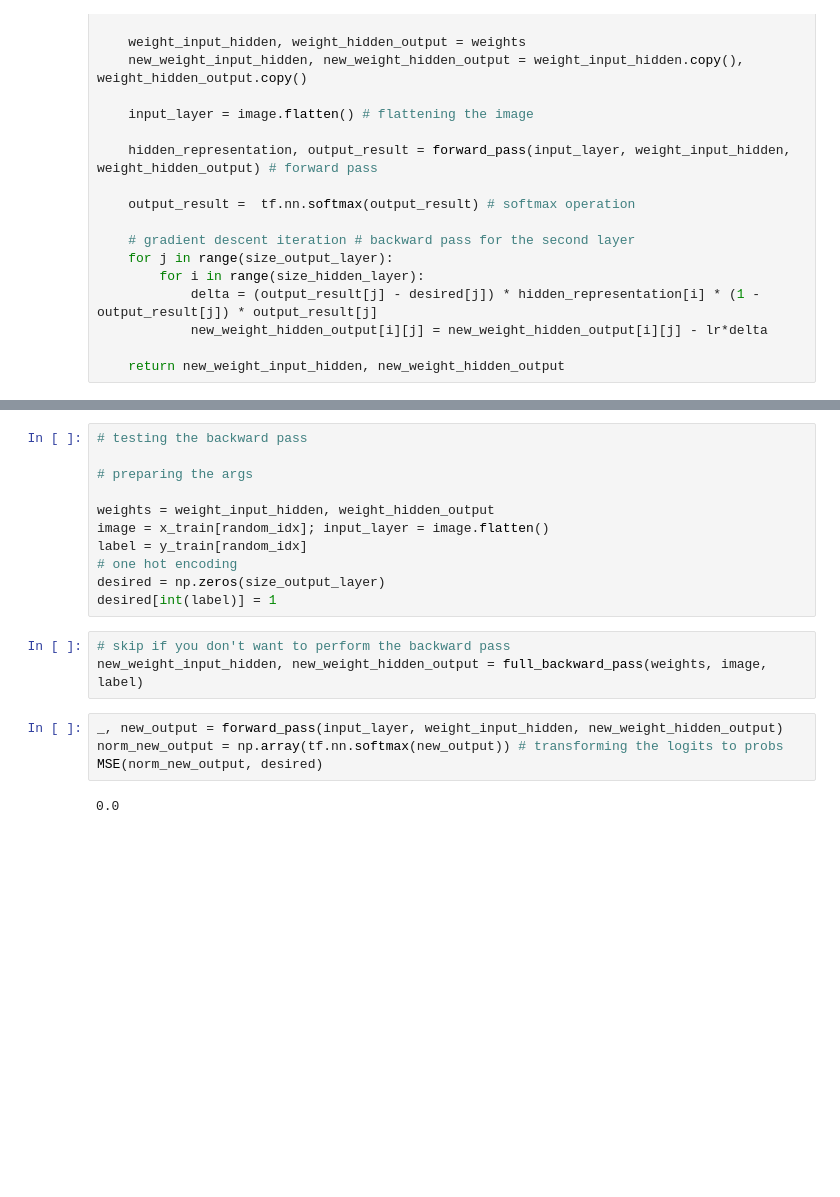
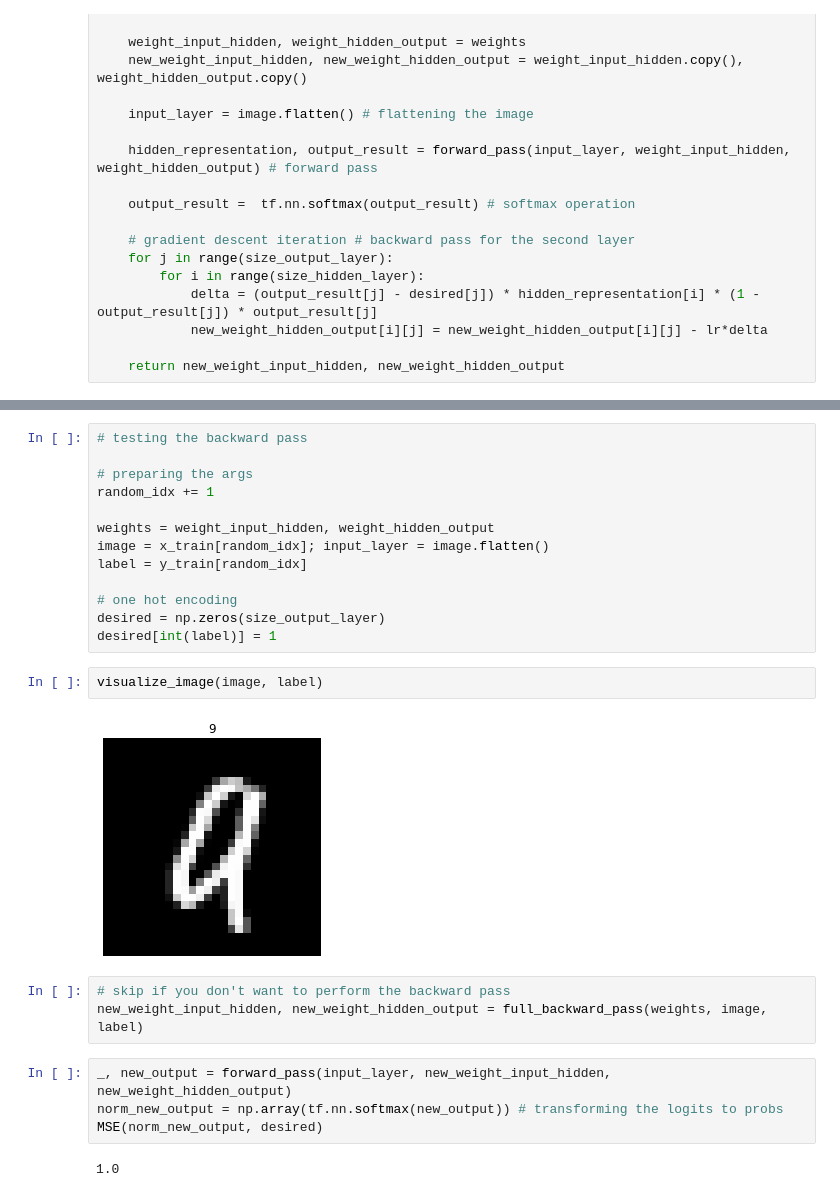
Before and after one commit to benhachy/NNFromScratch, a Jupyter notebook: NNFromScratch.ipynb, the cells around one changed output, grey strips where cells are left out. Cells and saved outputs as stored; diff of their text form; blank space fills up the shorter version.

```diff
--- a/NNFromScratch.ipynb
+++ b/NNFromScratch.ipynb
@@ -240,22 +243,28 @@ def full_backward_pass(weights, image, label, lr = 0.01):
 # testing the backward pass
 
 # preparing the args
+random_idx += 1
 
 weights = weight_input_hidden, weight_hidden_output
 image = x_train[random_idx]; input_layer = image.flatten()
 label = y_train[random_idx]
+
 # one hot encoding
 desired = np.zeros(size_output_layer)
 desired[int(label)] = 1
+# %%
+visualize_image(image, label)
+# %% [output]
+[figure, added]
 # %%
 # skip if you don't want to perform the backward pass
 new_weight_input_hidden, new_weight_hidden_output = full_backward_pass(weights, image, label)
 # %%
-_, new_output = forward_pass(input_layer, weight_input_hidden, new_weight_hidden_output)
+_, new_output = forward_pass(input_layer, new_weight_input_hidden, new_weight_hidden_output)
 norm_new_output = np.array(tf.nn.softmax(new_output)) # transforming the logits to probs
 MSE(norm_new_output, desired)
 # %% [output]
-0.0
+1.0
 # %%
 _, old_output = forward_pass(input_layer, weight_input_hidden, weight_hidden_output)
 norm_old_output = np.array(tf.nn.softmax(old_output))
```
Also changed, not shown: parts of 26 cells of this notebook.
